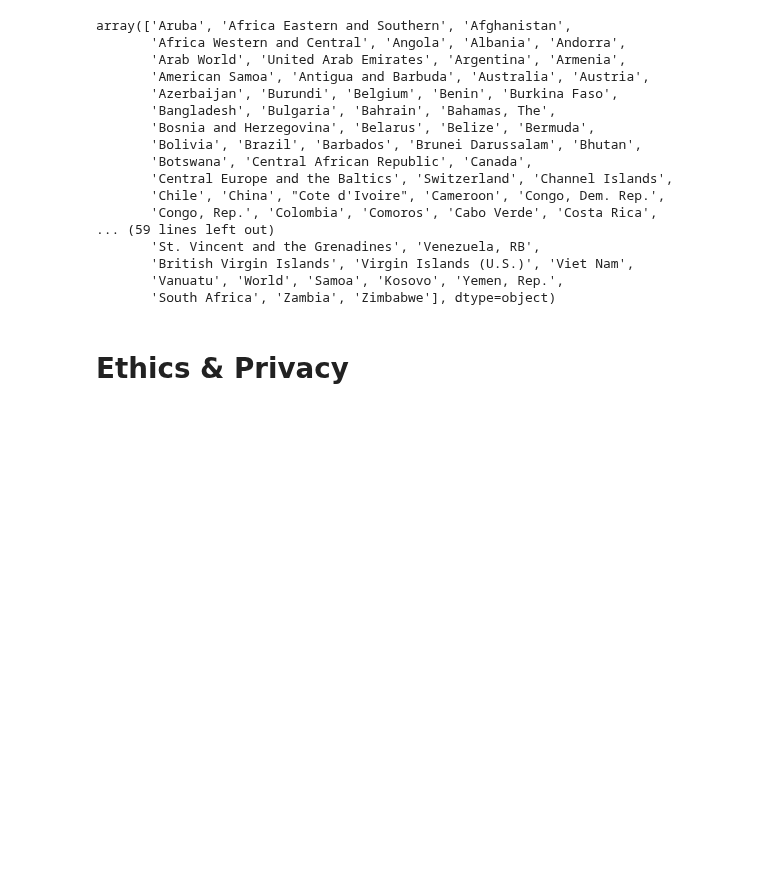
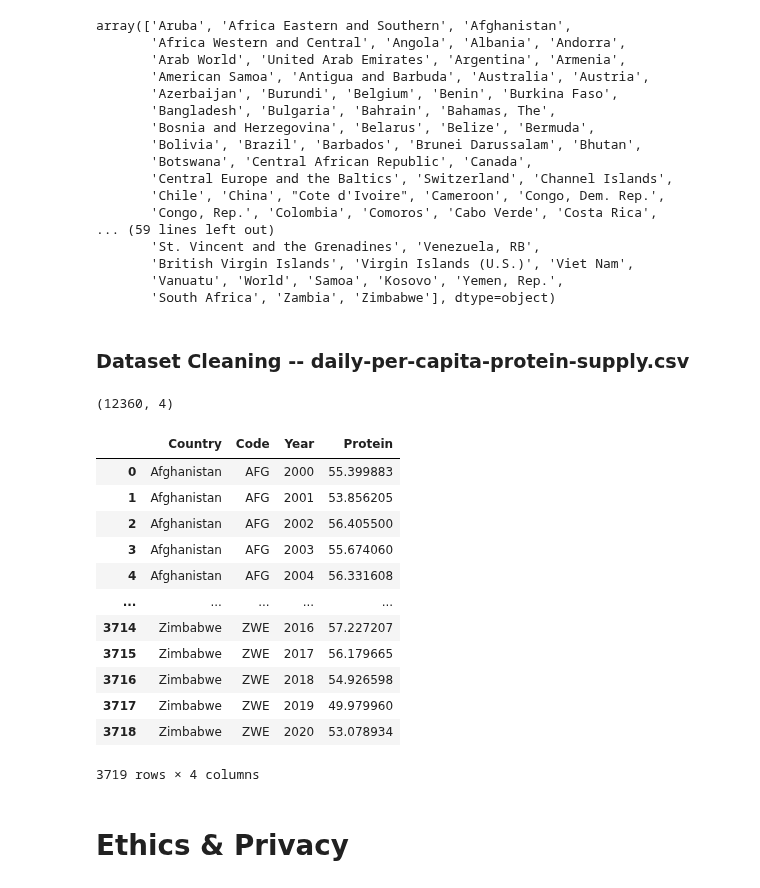
Before and after one commit to COGS108/Group074_WI24, a Jupyter notebook: DataCheckpoint_Group074_WI24.ipynb, the cells around one changed output. Drawn from its saved outputs; the diff is of its cells as text; code cells hidden in the pictures; blank space fills up the shorter version.

```diff
--- a/DataCheckpoint_Group074_WI24.ipynb
+++ b/DataCheckpoint_Group074_WI24.ipynb
@@ -343,3 +326,58 @@ array(['Aruba', 'Africa Eastern and Southern', 'Afghanistan',
        'South Africa', 'Zambia', 'Zimbabwe'], dtype=object)
 # %%
 gdp.to_csv('./cleaned_datasets/gdp_clean.csv', index=False)
+# %% [markdown]
+### Dataset Cleaning -- daily-per-capita-protein-supply.csv
+# %%
+df = pd.read_csv('./datasets/daily-per-capita-protein-supply.csv')
+df.shape
+# %% [output]
+(12360, 4)
+# %%
+df.columns = ['Country','Code','Year','Protein']
+regions = df[df['Country'].str.contains('(FAO)')]
+countries = df[~df['Country'].str.contains('(FAO)')]
+countries['Country'] = countries['Country'].str.replace(' (former)', '', regex = False)
+
+to_remove = ['Africa',
+             'Asia',
+             'Europe',
+             'European Union (27)',
+             'Lower-middle-income countries',
+             'Upper-middle-income countries',
+             'South America',
+             'North America',
+             'Asia',
+             'High-income countries',
+             'Low-income countries',
+             'USSR',
+             'World',
+            'Oceania']
+
+countries = countries[~countries['Country'].isin(to_remove)]
+countries['Country'] = countries['Country'].str.replace(' (country)', '', regex = False)
+countries['Country'].unique()
+
+countries = countries[countries['Year'] >= 2000]
+countries[countries.isna().any(axis = 1)]
+
+#considering all NaN values come from Sudan's code we can fillna with the sudan country code
+
+countries['Code'] = countries['Code'].fillna('SDN')
+countries = countries.reset_index()
+countries.drop(columns = 'index')
+countries.head()
+# %% [output]
+|  | Country | Code | Year | Protein |
+| 0 | Afghanistan | AFG | 2000 | 55.399883 |
+| 1 | Afghanistan | AFG | 2001 | 53.856205 |
+| 2 | Afghanistan | AFG | 2002 | 56.405500 |
+| 3 | Afghanistan | AFG | 2003 | 55.674060 |
+| 4 | Afghanistan | AFG | 2004 | 56.331608 |
+| ... | ... | ... | ... | ... |
+| 3714 | Zimbabwe | ZWE | 2016 | 57.227207 |
+| 3715 | Zimbabwe | ZWE | 2017 | 56.179665 |
+| 3716 | Zimbabwe | ZWE | 2018 | 54.926598 |
+| 3717 | Zimbabwe | ZWE | 2019 | 49.979960 |
+| 3718 | Zimbabwe | ZWE | 2020 | 53.078934 |
+3719 rows × 4 columns
```
Also changed, not shown: parts of 2 cells of this notebook.
